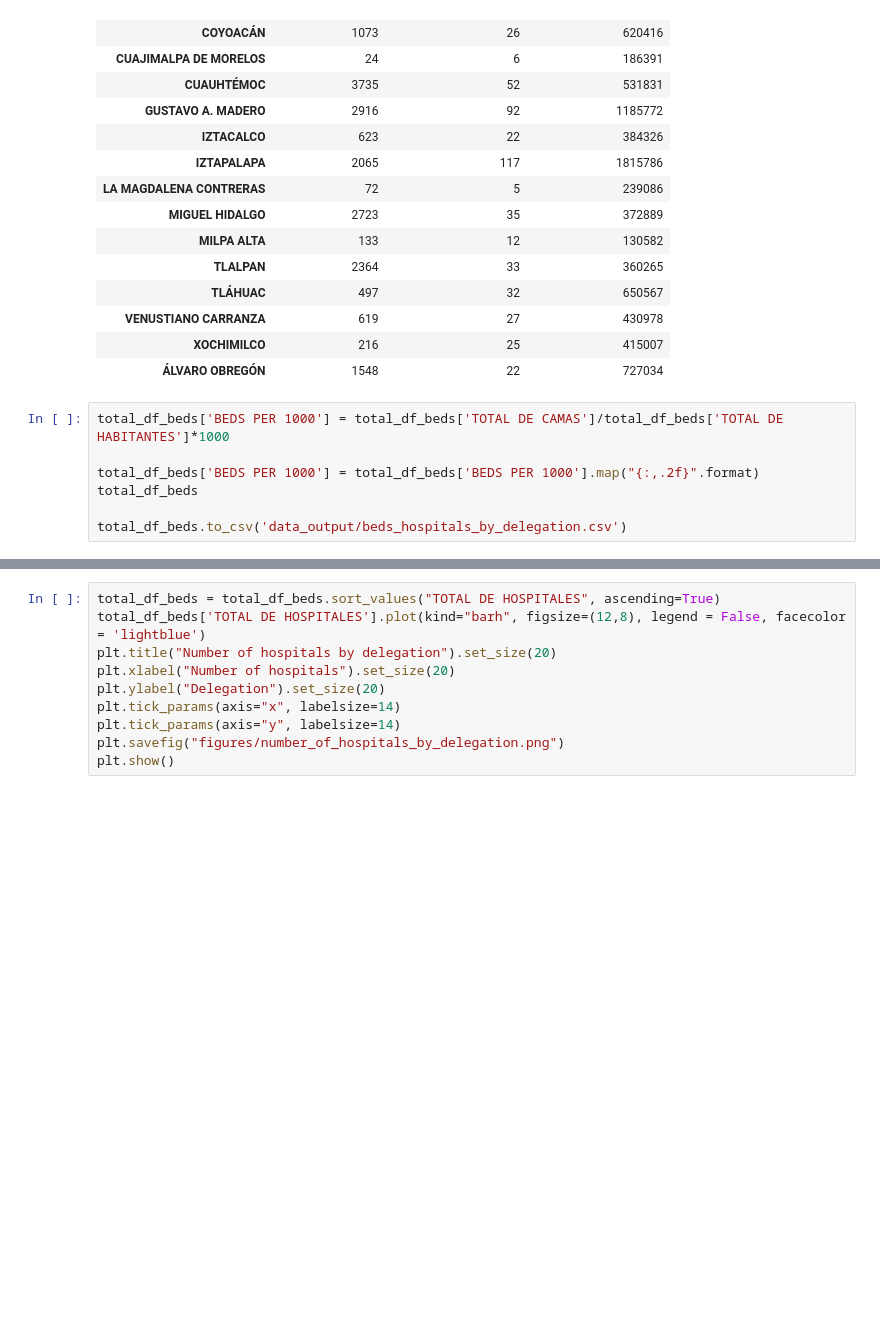
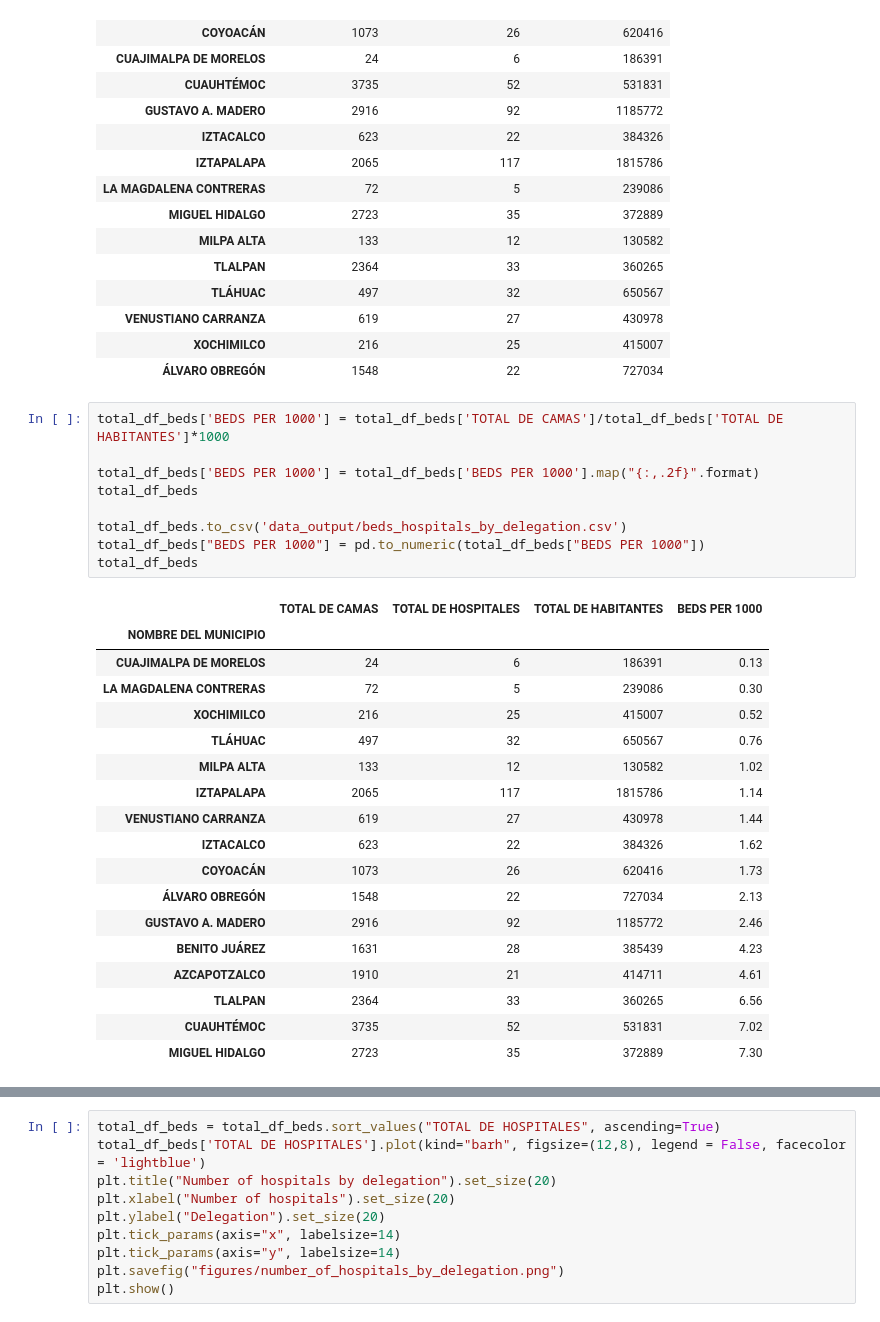
Before and after one commit to JoannePeel/healthcare-data-analysis, a Jupyter notebook: main.ipynb, the cells around one changed output, grey strips where cells are left out. Cells and saved outputs as stored; diff of their text form; blank space fills up the shorter version.

```diff
--- a/main.ipynb
+++ b/main.ipynb
@@ -290,10 +290,31 @@ total_df_beds
 # %%
 total_df_beds['BEDS PER 1000'] = total_df_beds['TOTAL DE CAMAS']/total_df_beds['TOTAL DE HABITANTES']*1000
 
 total_df_beds['BEDS PER 1000'] = total_df_beds['BEDS PER 1000'].map("{:,.2f}".format)
 total_df_beds
 
 total_df_beds.to_csv('data_output/beds_hospitals_by_delegation.csv')
+total_df_beds["BEDS PER 1000"] = pd.to_numeric(total_df_beds["BEDS PER 1000"])
+total_df_beds
+# %% [output]
+|  | TOTAL DE CAMAS | TOTAL DE HOSPITALES | TOTAL DE HABITANTES | BEDS PER 1000 |
+| NOMBRE DEL MUNICIPIO |  |  |  |  |
+| CUAJIMALPA DE MORELOS | 24 | 6 | 186391 | 0.13 |
+| LA MAGDALENA CONTRERAS | 72 | 5 | 239086 | 0.30 |
+| XOCHIMILCO | 216 | 25 | 415007 | 0.52 |
+| TLÁHUAC | 497 | 32 | 650567 | 0.76 |
+| MILPA ALTA | 133 | 12 | 130582 | 1.02 |
+| IZTAPALAPA | 2065 | 117 | 1815786 | 1.14 |
+| VENUSTIANO CARRANZA | 619 | 27 | 430978 | 1.44 |
+| IZTACALCO | 623 | 22 | 384326 | 1.62 |
+| COYOACÁN | 1073 | 26 | 620416 | 1.73 |
+| ÁLVARO OBREGÓN | 1548 | 22 | 727034 | 2.13 |
+| GUSTAVO A. MADERO | 2916 | 92 | 1185772 | 2.46 |
+| BENITO JUÁREZ | 1631 | 28 | 385439 | 4.23 |
+| AZCAPOTZALCO | 1910 | 21 | 414711 | 4.61 |
+| TLALPAN | 2364 | 33 | 360265 | 6.56 |
+| CUAUHTÉMOC | 3735 | 52 | 531831 | 7.02 |
+| MIGUEL HIDALGO | 2723 | 35 | 372889 | 7.30 |
 # %%
 total_df_beds = total_df_beds.sort_values("TOTAL DE CAMAS", ascending=True)
 total_df_beds['TOTAL DE CAMAS'].plot(kind="barh", figsize=(12,8), legend = False, facecolor = 'blue')
```
Also changed, not shown: parts of 2 cells of this notebook, 4 other files.
